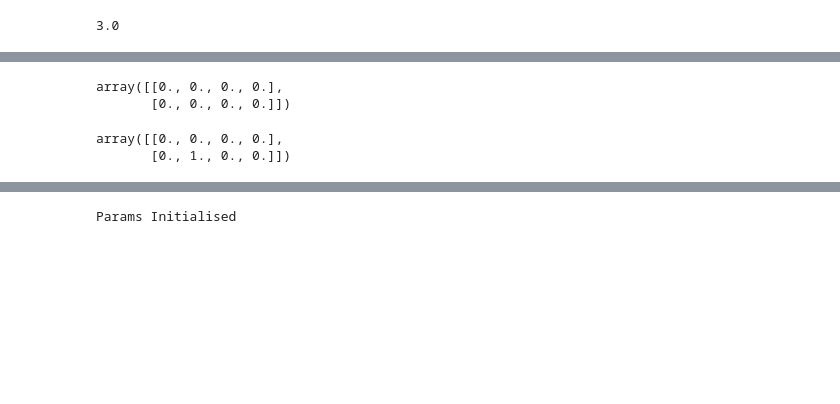
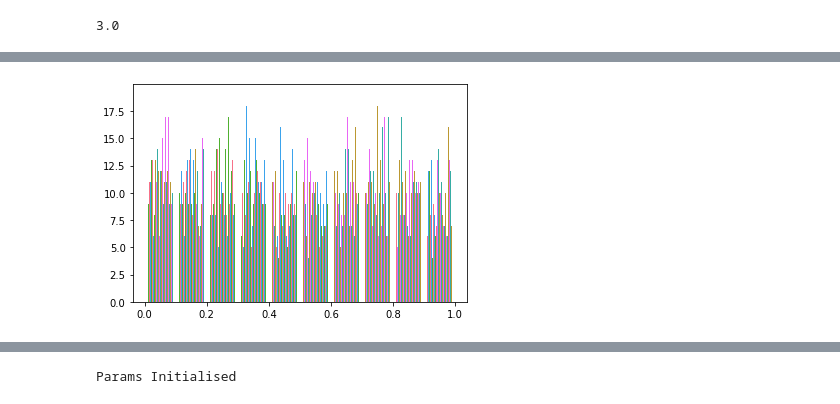
Before and after one commit to Rohit01-zoey/Perturbation-techniques-in-CNNs, a Jupyter notebook: code/wp_ups.ipynb, the cells around one changed output, grey strips where cells are left out. Saved outputs shown, nothing was run; the diff lists cells and outputs as text; code cells hidden in the pictures; blank space fills up the shorter version.

```diff
--- a/code/wp_ups.ipynb
+++ b/code/wp_ups.ipynb
@@ -382,6 +381,0 @@ Text(0.5, 1.0, 'Accuracy vs Iterations')
-# %%
-d = np.zeros((2,4))
-d
-# %% [output]
-array([[0., 0., 0., 0.],
-       [0., 0., 0., 0.]])
@@ -390,8 +382,8 @@ d[1, 1] =  1
-# %%
-d
-# %% [output]
-array([[0., 0., 0., 0.],
-       [0., 1., 0., 0.]])
+# %%
+s1=np.random.rand(100,100);
+plt.hist(s1);
+# %% [output]
+[figure, added]
 # %%
 def PerturbW(W, pert, i, j):
   ini = W[i, j]
```
Also changed, not shown: parts of 7 cells of this notebook.
